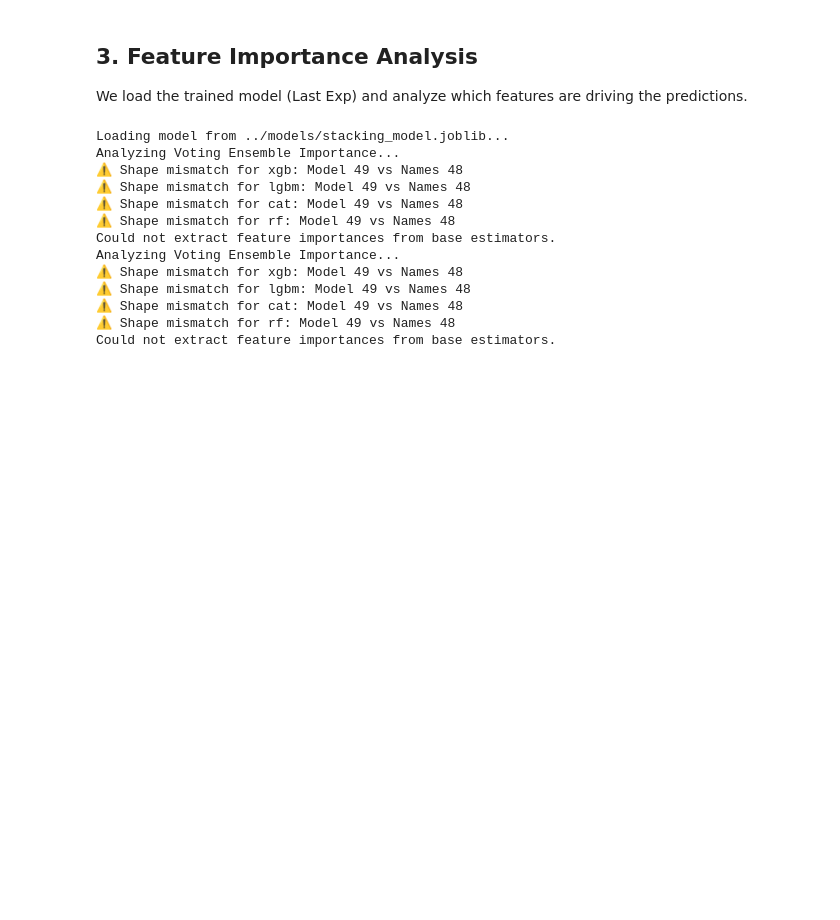
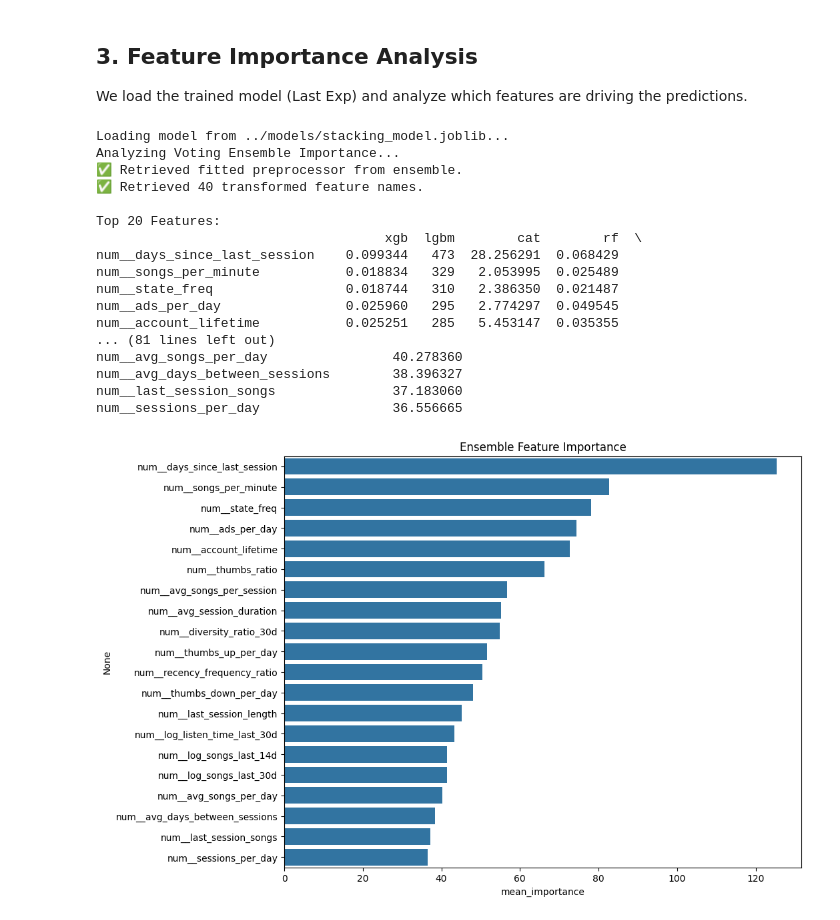
Before and after one commit to RaynorEtienn/Python4DataScience, a Jupyter notebook: Project/notebooks/Sanity_Check.ipynb, the cells around one changed output. Cells and saved outputs as stored; diff of their text form; code cells hidden in the pictures; blank space fills up the shorter version.

```diff
--- a/Project/notebooks/Sanity_Check.ipynb
+++ b/Project/notebooks/Sanity_Check.ipynb
@@ -144,65 +144,84 @@ if os.path.exists(model_path):
     if hasattr(model, 'estimators_'):
         print("Analyzing Voting Ensemble Importance...")
 
-        # We need to handle the Preprocessor transformation
-        # Ideally we should have saved the preprocessor too
-        preprocessor_path = "../models/preprocessor.joblib"
-        if os.path.exists(preprocessor_path):
-            preprocessor = joblib.load(preprocessor_path)
-            try:
-                transformed_names = preprocessor.get_feature_names_out()
-            except:
-                # Fallback if get_feature_names_out fails or sklearn version issue
-                transformed_names = feature_names # This might be wrong size if OHE used
+        # Attempt to get fitted preprocessor from the first estimator of the ensemble
+        # This avoids the "not fitted" error from loading the separate preprocessor file
+        fitted_preprocessor = None
+        try:
+            # model.estimators_[0] is the first fitted pipeline (e.g. XGBoost pipeline)
+            first_pipe = model.estimators_[0]
+            if hasattr(first_pipe, 'named_steps') and 'preprocessor' in first_pipe.named_steps:
+                fitted_preprocessor = first_pipe.named_steps['preprocessor']
+                print("✅ Retrieved fitted preprocessor from ensemble.")
+        except Exception as e:
+            print(f"⚠️ Could not extract preprocessor from ensemble: {e}")
+
+        if fitted_preprocessor:
+             try:
+                transformed_names = fitted_preprocessor.get_feature_names_out()
+                print(f"✅ Retrieved {len(transformed_names)} transformed feature names.")
+             except Exception as e:
+                 print(f"⚠️ Could not get transformed names from fitted preprocessor: {e}")
+                 transformed_names = feature_names
         else:
-            transformed_names = feature_names
+             # Fallback (likely to fail if OHE is used, but better than nothing)
+             print("⚠️ Using raw feature names (might mismatch if OHE was used).")
+             transformed_names = feature_names
 
         # Collect Importances
         importances = []
-        # CRITICAL FIX: Iterate over FITTED estimators (estimators_) not the definitions (estimators)
+        # Iterate over FITTED estimators
         for (name, _), fitted_pipe in zip(model.estimators, model.estimators_):
             if hasattr(fitted_pipe, 'named_steps') and 'classifier' in fitted_pipe.named_steps:
                 clf = fitted_pipe.named_steps['classifier']
                 if hasattr(clf, 'feature_importances_'):
                     imp = clf.feature_importances_
 
-                    # Ensure imp is an array/list with length (handles numpy scalars)
                     if hasattr(imp, '__len__'):
                         # Check length match
                         if len(imp) == len(transformed_names):
                             importances.append(pd.Series(imp, index=transformed_names, name=name))
                         else:
                             print(f"⚠️ Shape mismatch for {name}: Model {len(imp)} vs Names {len(transformed_names)}")
+                            # Fallback: Create dummy names if mismatch persists
+                            if len(imp) > len(transformed_names):
+                                print("   (Model has more features than names - likely OHE expansion)")
+
                     else:
                         print(f"⚠️ {name} feature_importances_ is not array-like (Type: {type(imp)})")
 
         if importances:
             imp_df = pd.concat(importances, axis=1)
             imp_df['mean_importance'] = imp_df.mean(axis=1)
             imp_df = imp_df.sort_values(by='mean_importance', ascending=False)
 
             print("\nTop 20 Features:")
             print(imp_df.head(20))
 
             plt.figure(figsize=(10, 8))
             sns.barplot(x='mean_importance', y=imp_df.head(20).index, data=imp_df.head(20))
             plt.title("Ensemble Feature Importance")
             plt.show()
         else:
             print("Could not extract feature importances from base estimators.")
 else:
     print("Model not found. Run Modeling.ipynb first.")
 # %% [output]
 Loading model from ../models/stacking_model.joblib...
 Analyzing Voting Ensemble Importance...
-⚠️ Shape mismatch for xgb: Model 49 vs Names 48
-⚠️ Shape mismatch for lgbm: Model 49 vs Names 48
-⚠️ Shape mismatch for cat: Model 49 vs Names 48
-⚠️ Shape mismatch for rf: Model 49 vs Names 48
-Could not extract feature importances from base estimators.
-Analyzing Voting Ensemble Importance...
-⚠️ Shape mismatch for xgb: Model 49 vs Names 48
-⚠️ Shape mismatch for lgbm: Model 49 vs Names 48
-⚠️ Shape mismatch for cat: Model 49 vs Names 48
-⚠️ Shape mismatch for rf: Model 49 vs Names 48
-Could not extract feature importances from base estimators.
+✅ Retrieved fitted preprocessor from ensemble.
+✅ Retrieved 40 transformed feature names.
+
+Top 20 Features:
+                                     xgb  lgbm        cat        rf  \
+num__days_since_last_session    0.099344   473  28.256291  0.068429
+num__songs_per_minute           0.018834   329   2.053995  0.025489
+num__state_freq                 0.018744   310   2.386350  0.021487
+num__ads_per_day                0.025960   295   2.774297  0.049545
+num__account_lifetime           0.025251   285   5.453147  0.035355
+... (81 lines left out)
+num__avg_songs_per_day                40.278360
+num__avg_days_between_sessions        38.396327
+num__last_session_songs               37.183060
+num__sessions_per_day                 36.556665
+[figure, added]
```
Also changed, not shown: parts of 2 cells of this notebook, 10 other files.
